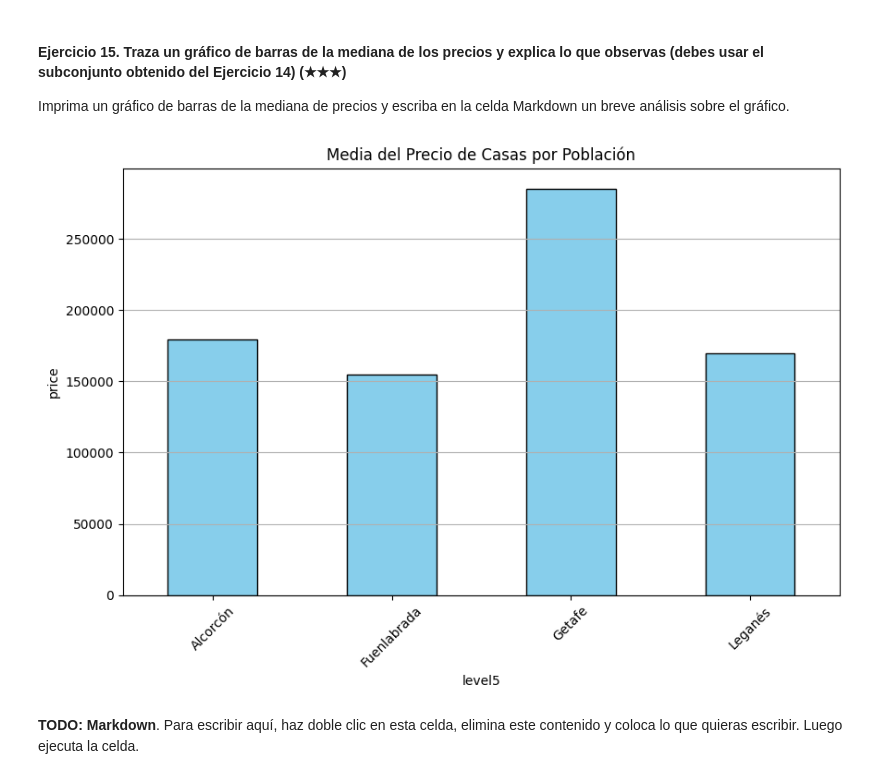
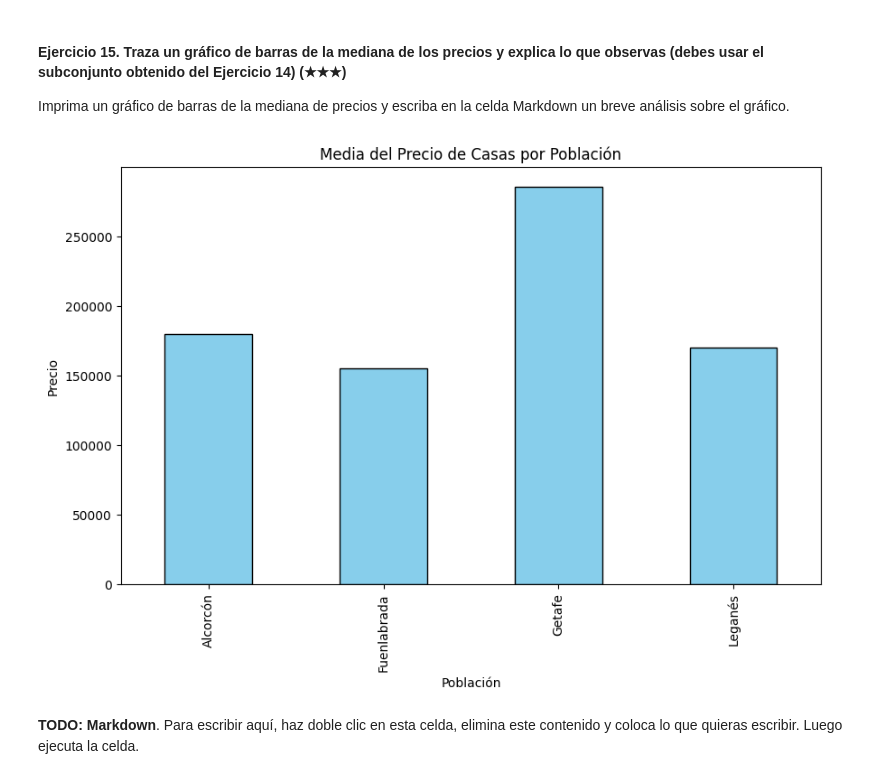
Before and after one commit to Eleiny9/realestate-datacleanup-exercise, a Jupyter notebook: project.es.ipynb, the cells around one changed output. Saved outputs shown, nothing was run; the diff lists cells and outputs as text; code cells hidden in the pictures.

```diff
--- a/project.es.ipynb
+++ b/project.es.ipynb
@@ -286,23 +286,22 @@ Imprima un gráfico de barras de la mediana de precios y escriba en la celda Mar
 # %%
 # TODO: las casas en las poblaciones de Getafe y Alcorcon son mucho mas costosas, ya que en la media dio valores superiores
 # mientras que la mas barata es Fuenlabrada
 
 
 media_poblacion = p_level5.groupby("level5")["price"].median()
 
 
 plt.figure(figsize=(10, 6))
 media_poblacion.plot(kind='bar', color='skyblue', edgecolor='black')
 plt.title('Media del Precio de Casas por Población')
-plt.xlabel("level5")
-plt.ylabel('price')
-plt.xticks(rotation=45)
-plt.grid(axis='y')
+plt.xlabel("Población")
+plt.ylabel('Precio')
+
 
 # Mostrar el gráfico
 plt.show()
 # %% [output]
-[figure, old version]
+[figure, new version]
 # %% [markdown]
 **TODO: Markdown**. Para escribir aquí, haz doble clic en esta celda, elimina este contenido y coloca lo que quieras escribir. Luego ejecuta la celda.
 # %% [markdown]
```
Also changed, not shown: parts of 3 cells of this notebook.
